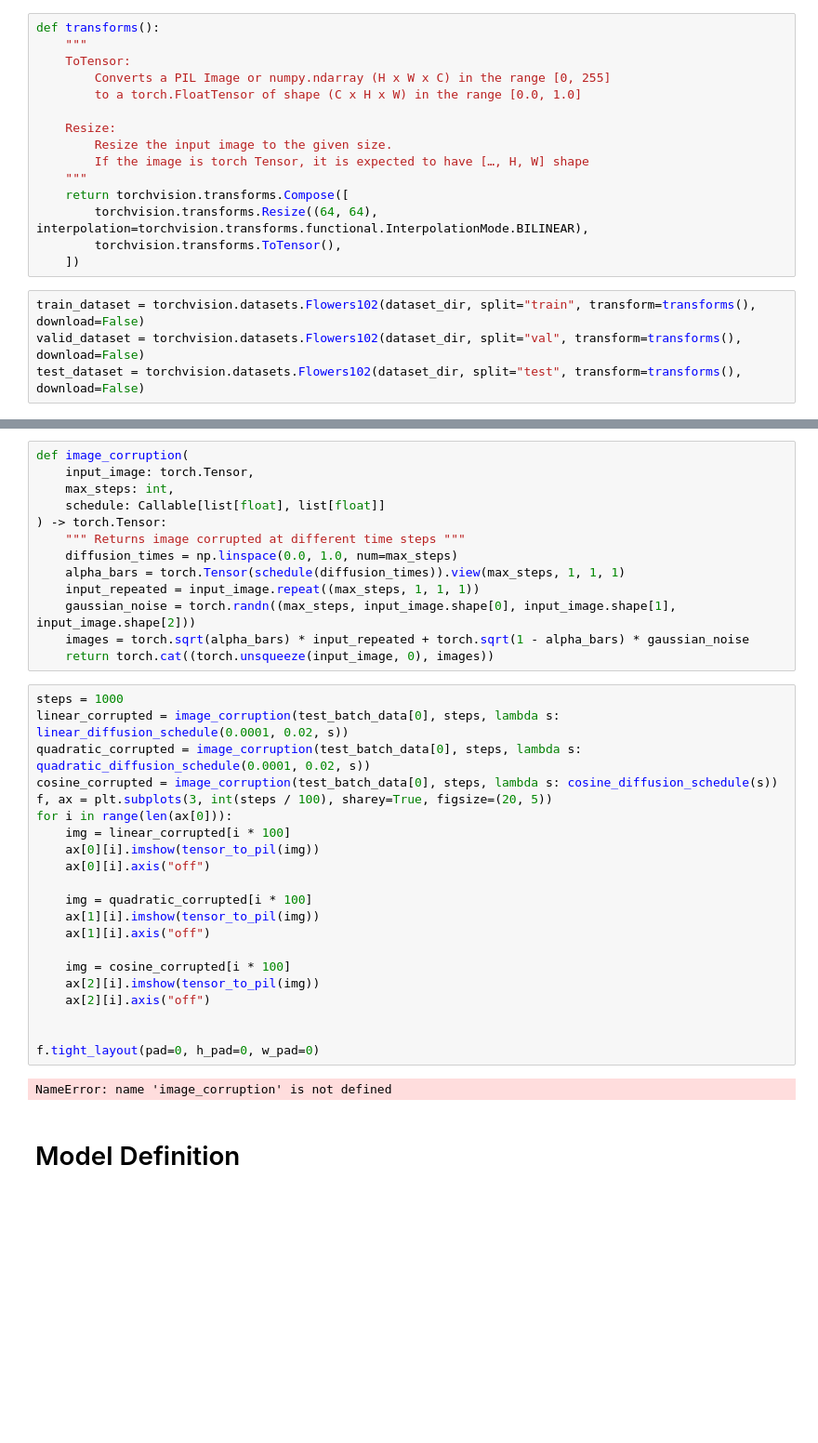
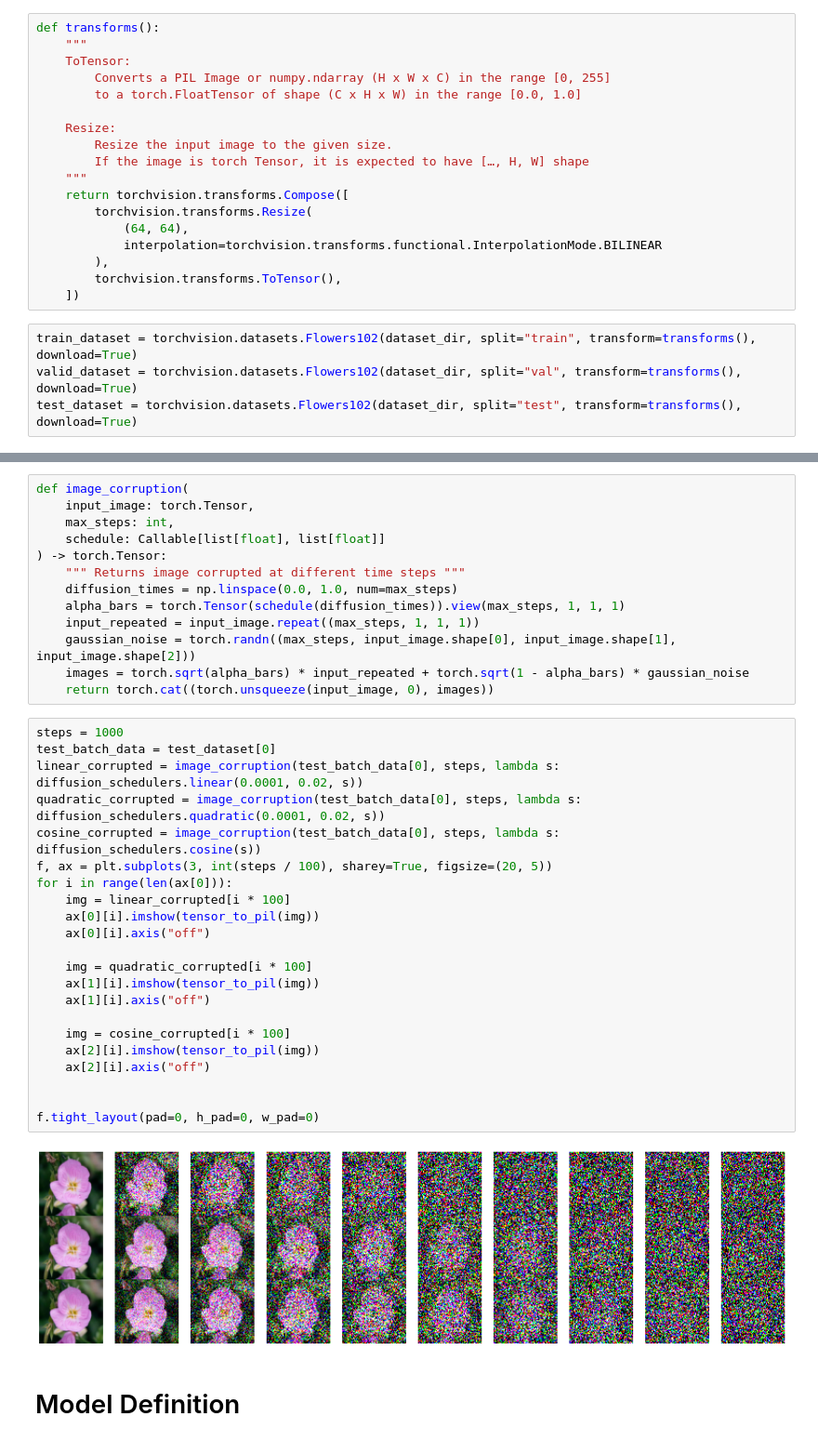
Before and after one commit to Johnxjp/diffusion, a Jupyter notebook: notebooks/flowers_diffusion.ipynb, the cells around one changed output, grey strips where cells are left out. Shown at 93% size. Saved outputs shown, nothing was run; the diff lists cells and outputs as text; blank space fills up the shorter version.

Commit message:
Extended model functionality for loading and saving

```diff
--- a/notebooks/flowers_diffusion.ipynb
+++ b/notebooks/flowers_diffusion.ipynb
@@ -30,13 +54,16 @@ def transforms():
         If the image is torch Tensor, it is expected to have […, H, W] shape
     """
     return torchvision.transforms.Compose([
-        torchvision.transforms.Resize((64, 64), interpolation=torchvision.transforms.functional.InterpolationMode.BILINEAR),
+        torchvision.transforms.Resize(
+            (64, 64),
+            interpolation=torchvision.transforms.functional.InterpolationMode.BILINEAR
+        ),
         torchvision.transforms.ToTensor(),
     ])
 # %%
-train_dataset = torchvision.datasets.Flowers102(dataset_dir, split="train", transform=transforms(), download=False)
-valid_dataset = torchvision.datasets.Flowers102(dataset_dir, split="val", transform=transforms(), download=False)
-test_dataset = torchvision.datasets.Flowers102(dataset_dir, split="test", transform=transforms(), download=False)
+train_dataset = torchvision.datasets.Flowers102(dataset_dir, split="train", transform=transforms(), download=True)
+valid_dataset = torchvision.datasets.Flowers102(dataset_dir, split="val", transform=transforms(), download=True)
+test_dataset = torchvision.datasets.Flowers102(dataset_dir, split="test", transform=transforms(), download=True)
 # %%
 len(train_dataset), len(valid_dataset), len(test_dataset),
 # %% [output]
@@ -103,26 +107,27 @@ def image_corruption(
     return torch.cat((torch.unsqueeze(input_image, 0), images))
 # %%
 steps = 1000
-linear_corrupted = image_corruption(test_batch_data[0], steps, lambda s: linear_diffusion_schedule(0.0001, 0.02, s))
-quadratic_corrupted = image_corruption(test_batch_data[0], steps, lambda s: quadratic_diffusion_schedule(0.0001, 0.02, s))
-cosine_corrupted = image_corruption(test_batch_data[0], steps, lambda s: cosine_diffusion_schedule(s))
+test_batch_data = test_dataset[0]
+linear_corrupted = image_corruption(test_batch_data[0], steps, lambda s: diffusion_schedulers.linear(0.0001, 0.02, s))
+quadratic_corrupted = image_corruption(test_batch_data[0], steps, lambda s: diffusion_schedulers.quadratic(0.0001, 0.02, s))
+cosine_corrupted = image_corruption(test_batch_data[0], steps, lambda s: diffusion_schedulers.cosine(s))
 f, ax = plt.subplots(3, int(steps / 100), sharey=True, figsize=(20, 5))
 for i in range(len(ax[0])):
     img = linear_corrupted[i * 100]
     ax[0][i].imshow(tensor_to_pil(img))
     ax[0][i].axis("off")
 
     img = quadratic_corrupted[i * 100]
     ax[1][i].imshow(tensor_to_pil(img))
     ax[1][i].axis("off")
 
     img = cosine_corrupted[i * 100]
     ax[2][i].imshow(tensor_to_pil(img))
     ax[2][i].axis("off")
 
 
 f.tight_layout(pad=0, h_pad=0, w_pad=0)
 # %% [output]
-NameError: name 'image_corruption' is not defined
+[figure, added]
 # %% [markdown]
 # Model Definition
```
Also changed, not shown: parts of 29 cells of this notebook, 4 other files.
